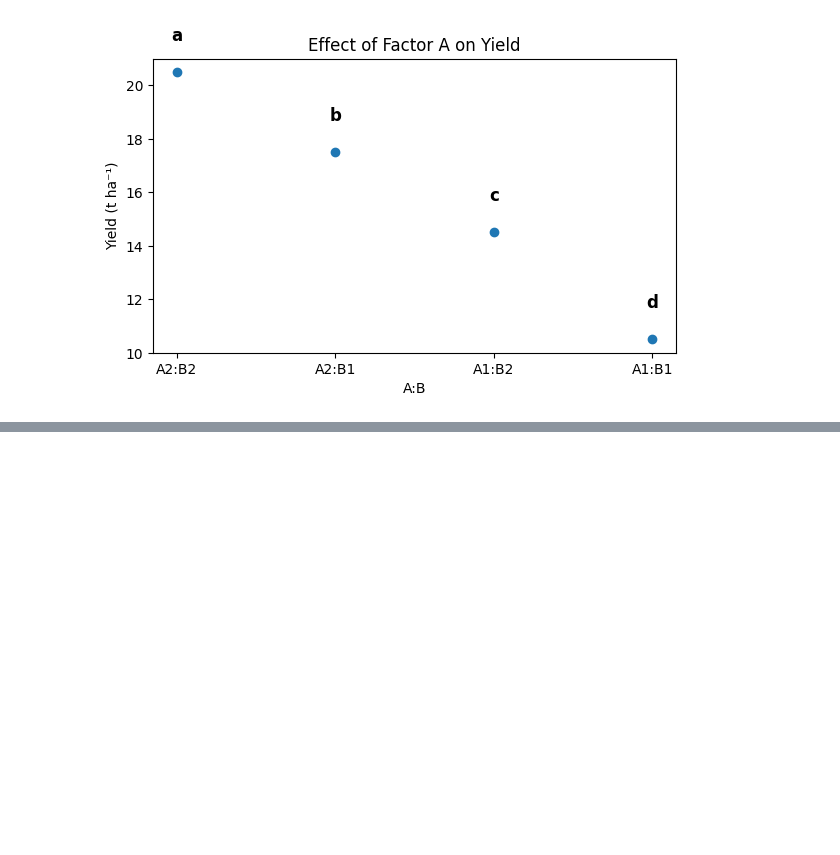
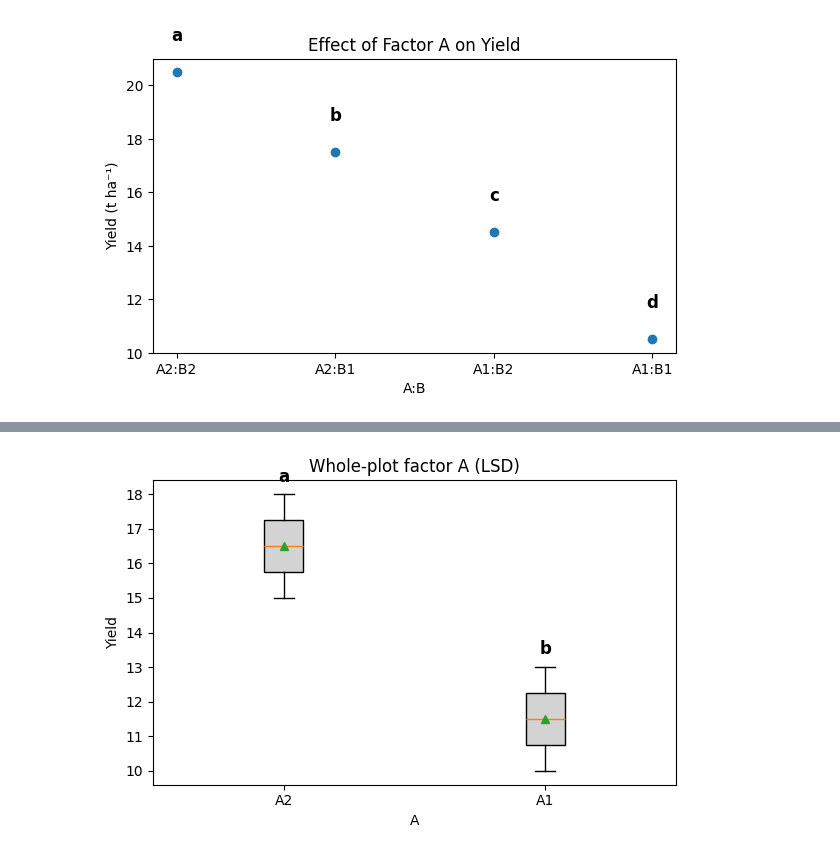
Before and after one commit to DeepStatistix/AgroDesign, a Jupyter notebook: examples/test_anova.ipynb, the cells around one changed output, grey strips where cells are left out. Cells and saved outputs as stored; diff of their text form; code cells hidden in the pictures; blank space fills up the shorter version.

```diff
--- a/examples/test_anova.ipynb
+++ b/examples/test_anova.ipynb
@@ -168,0 +269,16 @@ mean_plot(
+# %%
+df = pd.DataFrame({
+    "Rep": [1,1,1,1, 2,2,2,2],
+    "A": ["A1","A1","A1","A1","A2","A2","A2","A2"],
+    "B": ["B1","B1","B2","B2","B1","B1","B2","B2"],
+    "Yield": [10,12,11,13,15,17,16,18]
+})
+# %%
+aov = Anova(df, response="Yield")
+anova_table = aov.split_plot(
+    whole_plot="A",
+    sub_plot="B",
+    block="Rep"
+)
+
+anova_table
@@ -168,0 +293,10 @@ mean_plot(
+# %%
+boxplot_letters(
+    aov,
+    factor="A",
+    method="lsd",
+    ylabel="Yield",
+    title="Whole-plot factor A (LSD)"
+)
+# %% [output]
+[figure, added]
```
Also changed, not shown: parts of 12 cells of this notebook, 9 other files.
